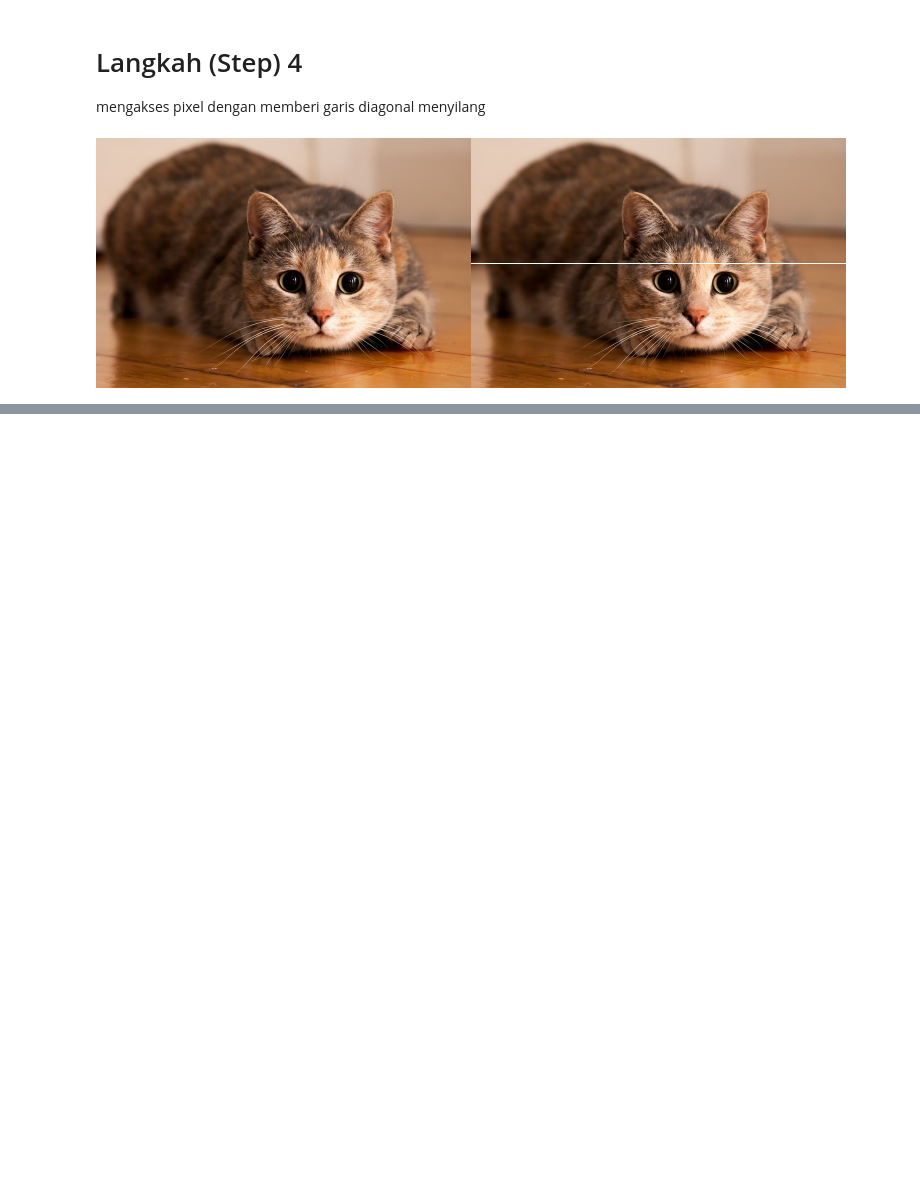
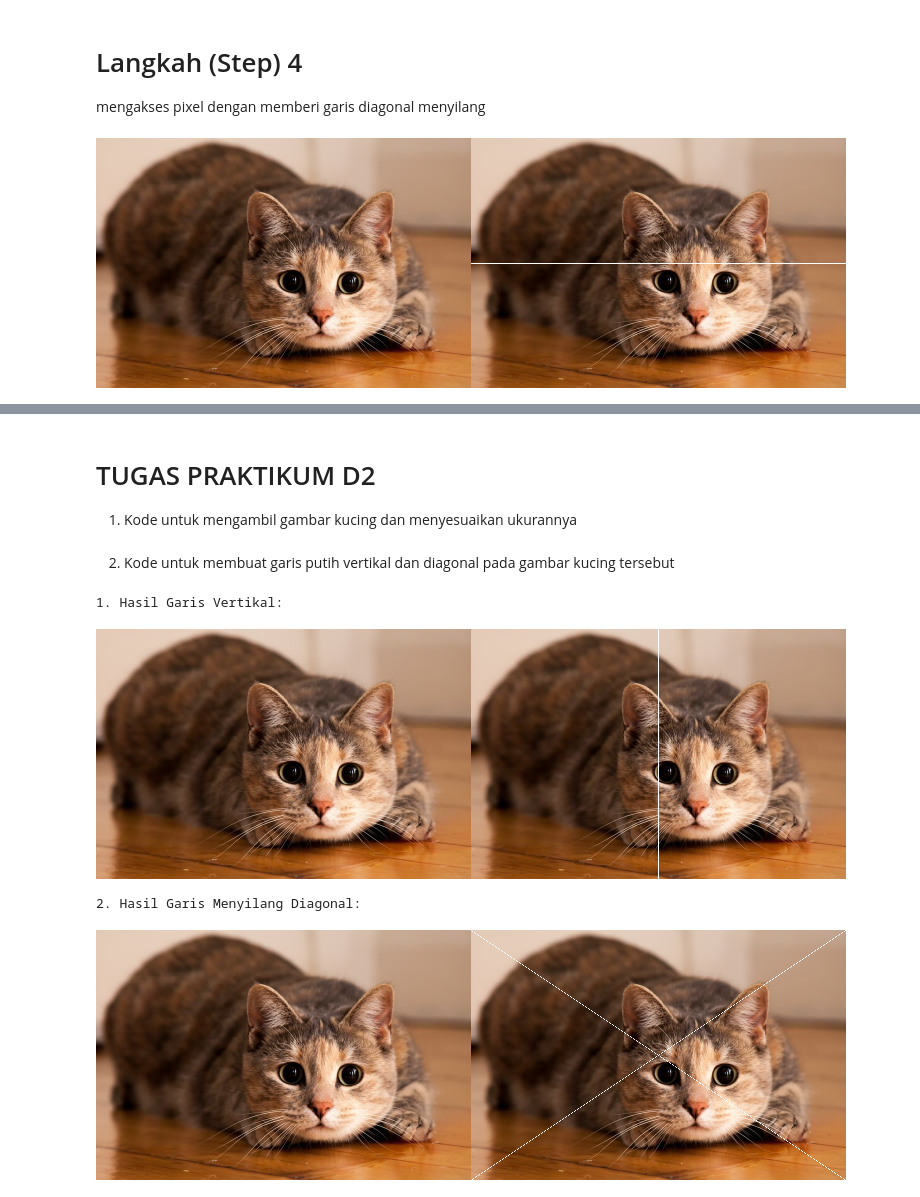
Before and after one commit to nevita275/PCVK26_20_Triya, a Jupyter notebook: latihan_integerasi.ipynb, the cells around one changed output, grey strips where cells are left out. Cells and saved outputs as stored; diff of their text form; code cells hidden in the pictures; blank space fills up the shorter version.

Commit message:
Pertanyaan & Tugas Praktikum D2_WEEK1

```diff
--- a/latihan_integerasi.ipynb
+++ b/latihan_integerasi.ipynb
@@ -82,0 +123,54 @@ cv2_imshow(final_frame)
+# %% [markdown]
+# TUGAS PRAKTIKUM D2
+
+1. Kode untuk mengambil gambar kucing dan menyesuaikan ukurannya
+# %%
+# Mengambil gambar kucing untuk dikerjakan pada Tugas praktikum D2
+url_tugas = "https://unair.ac.id/wp-content/uploads/2020/12/Kucing.jpg"
+
+image_asli = io.imread(url_tugas)
+image_asli = cv.resize(image_asli, (0,0), fx=0.5, fy=0.5)
+img_rgb = cv.cvtColor(image_asli, cv.COLOR_BGR2RGB)
+
+tinggi = img_rgb.shape[0]
+lebar = img_rgb.shape[1]
+# %% [markdown]
+2. Kode untuk membuat garis putih vertikal dan diagonal pada gambar kucing tersebut
+# %%
+
+# 1. GARIS VERTIKAL
+img_vertikal = img_rgb.copy() # Siapkan kertas kosong 1
+
+# Membuat garis vertikal di tengah gambar
+for y in range(tinggi):
+    img_vertikal[y, int(lebar/2)] = [255, 255, 255]
+
+# Menggabungkan gambar asli dengan gambar hasil vertikal
+hasil_vertikal = cv.hconcat((img_rgb, img_vertikal))
+print("1. Hasil Garis Vertikal:")
+cv2_imshow(hasil_vertikal)
+print('\n')
+
+# 2. GARIS DIAGONAL
+img_diagonal = img_rgb.copy() # Siapkan kertas kosong 2
+
+# Membuat garis diagonal menyilang dari ujung ke ujung
+for y in range(tinggi):
+    titik_x1 = int(y * (lebar / tinggi))  # Garis dari kiri atas ke kanan bawah
+    titik_x2 = lebar - 1 - titik_x1       # Garis dari kanan atas ke kiri bawah
+
+    # Menggambar titik putihnya
+    if titik_x1 < lebar:
+        img_diagonal[y, titik_x1] = [255, 255, 255]
+    if titik_x2 >= 0 and titik_x2 < lebar:
+        img_diagonal[y, titik_x2] = [255, 255, 255]
+
+# Menggabungkan gambar asli dengan gambar hasil diagonal
+hasil_diagonal = cv.hconcat((img_rgb, img_diagonal))
+print("2. Hasil Garis Menyilang Diagonal:")
+cv2_imshow(hasil_diagonal)
+# %% [output]
+1. Hasil Garis Vertikal:
+[figure, added]
+2. Hasil Garis Menyilang Diagonal:
+[figure, added]
```
Also changed, not shown: parts of 5 cells of this notebook.
